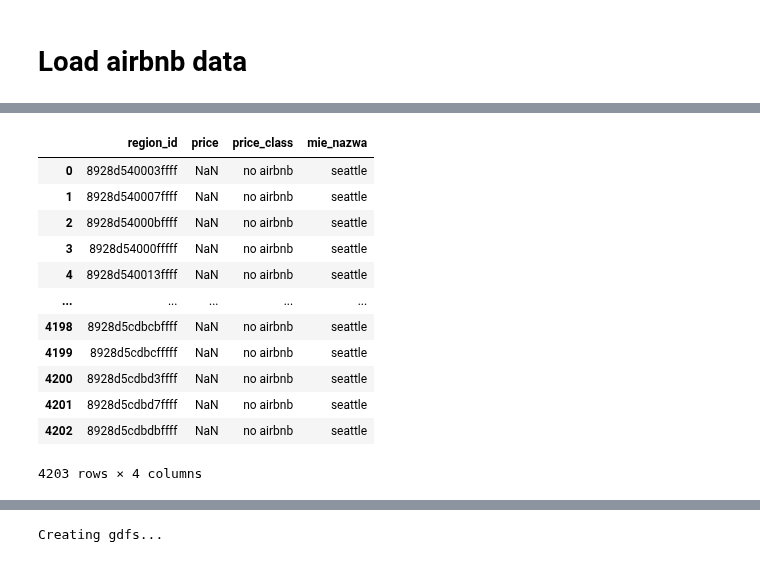
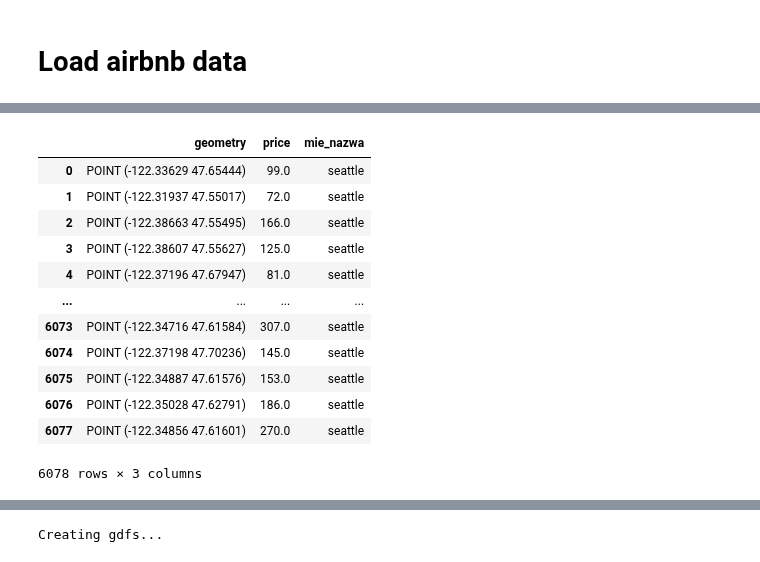
Before and after one commit to StaszekM/gradient, a Jupyter notebook: notebooks/downstream_tasks/airbnb.ipynb, the cells around one changed output, grey strips where cells are left out. Cells and saved outputs as stored; diff of their text form; code cells hidden in the pictures.

```diff
--- a/notebooks/downstream_tasks/airbnb.ipynb
+++ b/notebooks/downstream_tasks/airbnb.ipynb
@@ -121,4 +123,15 @@ WANDB_SWEEP_PARAMS_TABULAR_DATA = {
 }
 # %% [markdown]
 # Load airbnb data
+# %%
+def create_gdf_airbnb_price(data):
+    gdf = gpd.GeoDataFrame(
+                data.drop(["latitude", "longitude"], axis=1),
+                geometry=gpd.points_from_xy(x=data["longitude"], y=data["latitude"]),
+                crs="EPSG:4326",
+            )
+    gdf_price = gdf[['geometry', 'price']]
+    gdf_price.reset_index(inplace=True, drop=True)
+
+    return gdf_price
 # %%
@@ -147,19 +156,19 @@ array(['no airbnb', 'very high', 'medium', 'low', 'high'], dtype=object)
 # %%
-airbnb_st = pd.read_csv(f"{AIRBNB_LOCATION}/seattle_airbnb_in_hexes_res_9.csv")
+airbnb_st = pd.read_csv(f"{AIRBNB_LOCATION}/airbnb_seattle_cleaned.csv")
+airbnb_st = create_gdf_airbnb_price(airbnb_st)
 airbnb_st["mie_nazwa"] = "seattle"
-airbnb_st.reset_index(drop=True, inplace=True)
 airbnb_st
 # %% [output]
-|  | region_id | price | price_class | mie_nazwa |
-| 0 | 8928d540003ffff | NaN | no airbnb | seattle |
-| 1 | 8928d540007ffff | NaN | no airbnb | seattle |
-| 2 | 8928d54000bffff | NaN | no airbnb | seattle |
-| 3 | 8928d54000fffff | NaN | no airbnb | seattle |
-| 4 | 8928d540013ffff | NaN | no airbnb | seattle |
-| ... | ... | ... | ... | ... |
-| 4198 | 8928d5cdbcbffff | NaN | no airbnb | seattle |
-| 4199 | 8928d5cdbcfffff | NaN | no airbnb | seattle |
-| 4200 | 8928d5cdbd3ffff | NaN | no airbnb | seattle |
-| 4201 | 8928d5cdbd7ffff | NaN | no airbnb | seattle |
-| 4202 | 8928d5cdbdbffff | NaN | no airbnb | seattle |
+|  | geometry | price | mie_nazwa |
+| 0 | POINT (-122.33629 47.65444) | 99.0 | seattle |
+| 1 | POINT (-122.31937 47.55017) | 72.0 | seattle |
+| 2 | POINT (-122.38663 47.55495) | 166.0 | seattle |
+| 3 | POINT (-122.38607 47.55627) | 125.0 | seattle |
+| 4 | POINT (-122.37196 47.67947) | 81.0 | seattle |
+| ... | ... | ... | ... |
+| 6073 | POINT (-122.34716 47.61584) | 307.0 | seattle |
+| 6074 | POINT (-122.37198 47.70236) | 145.0 | seattle |
+| 6075 | POINT (-122.34887 47.61576) | 153.0 | seattle |
+| 6076 | POINT (-122.35028 47.62791) | 186.0 | seattle |
+| 6077 | POINT (-122.34856 47.61601) | 270.0 | seattle |
-4203 rows × 4 columns
+6078 rows × 3 columns
```
Also changed, not shown: parts of 8 cells of this notebook.
